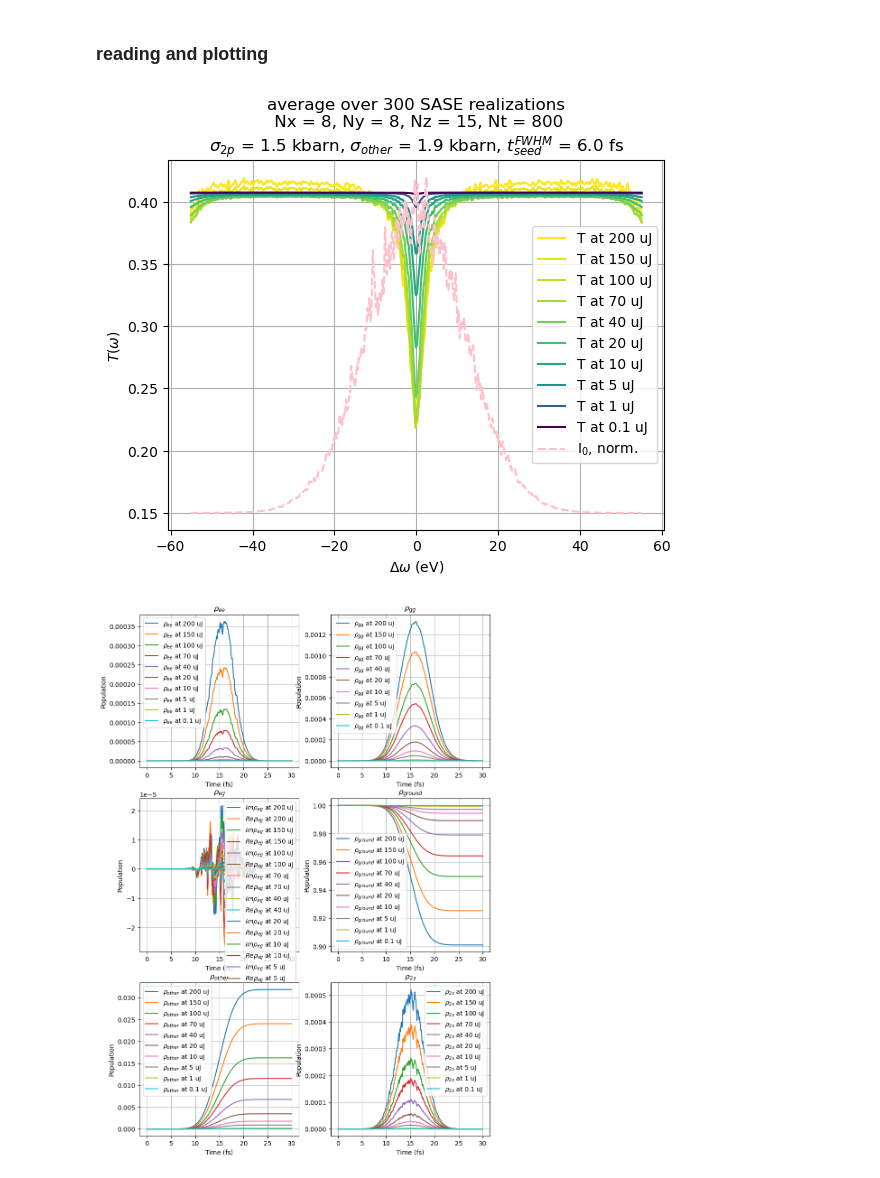
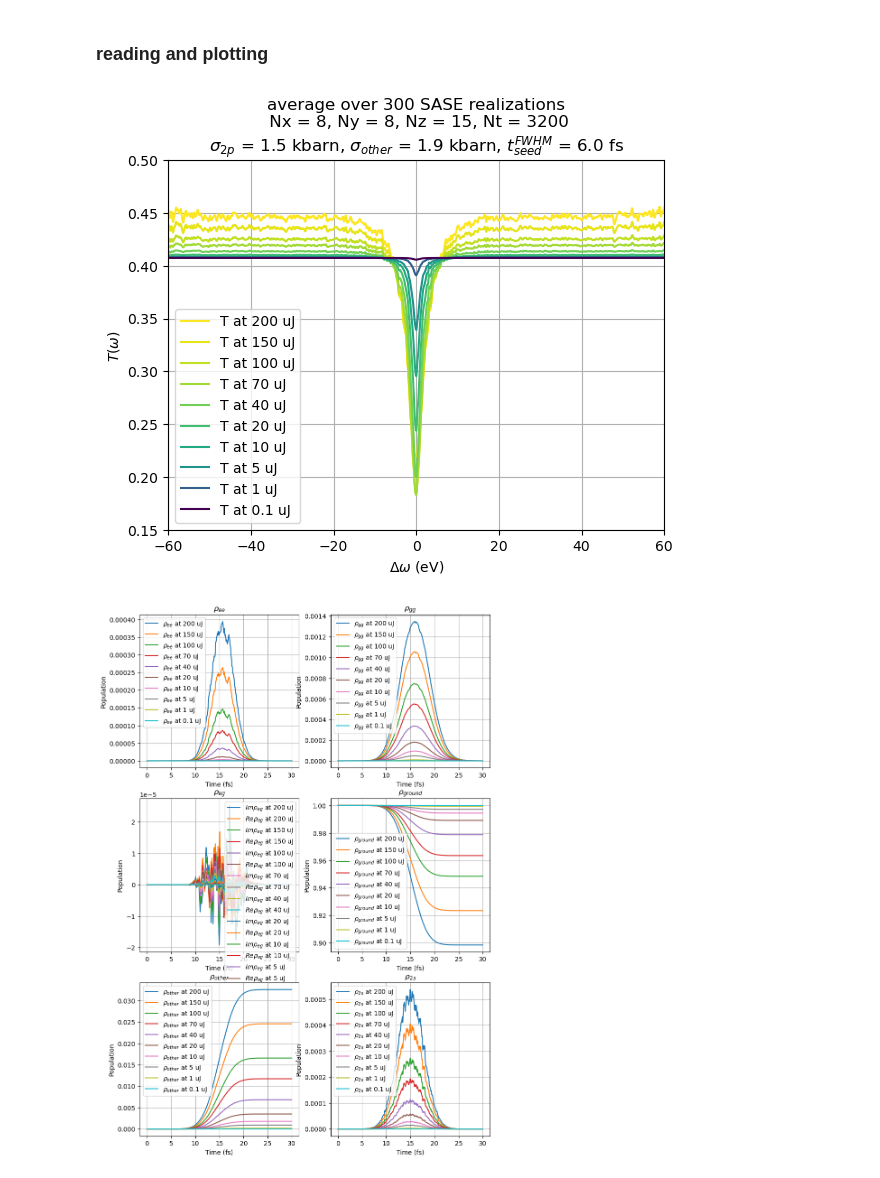
Before and after one commit to P4GAN/Cu-RSA-XFEL-Simulation, a Jupyter notebook: notebooks/plot-transmittance-vs-intensity.ipynb, the cells around one changed output. Cells and saved outputs as stored; diff of their text form; code cells hidden in the pictures.

```diff
--- a/notebooks/plot-transmittance-vs-intensity.ipynb
+++ b/notebooks/plot-transmittance-vs-intensity.ipynb
@@ -124,10 +124,10 @@ def data_from_folder(folder_path):
 
     return sorted_accumulated_arrays, aux_data, num_files
 # %%
-data_path = "../data/intensity_sweep_Nt_800"
+data_path = "../data/intensity_sweep_Nt_3200"
 # %%
 Tshow_min = 0.15#0.4
-Tshow_max = 0.42#0.5
+Tshow_max = 0.5
 w_show = 15
 w_show_min = -w_show
 w_show_max = w_show
@@ -143,35 +143,37 @@ str_pars_calc = r'$\sigma_{2p}$ = ' + f'{1e7*sigma1_Ka1_2p3:.1f}' + ' kbarn' + \
 r', $\sigma_{other}$ = ' + f'{1e7*sigma1_Ka1_other:.1f}' +' kbarn' + \
 r', $t_{seed}^{FWHM}$ = ' + f'{seed_duration_FWHM_t:.1f}' +' fs'
 
 plt.title('average over ' + str(num_files) + ' SASE realizations' + '\n'
 + str_pars_grid + '\n' + str_pars_calc
  )
 
 E_seed_values = list(sorted_accumulated_arrays.keys())
 norm = plt.matplotlib.colors.LogNorm(vmin=min(E_seed_values), vmax=max(E_seed_values))
 cmap = plt.matplotlib.colormaps['viridis']
 
 for E_seed_value, arrays in sorted_accumulated_arrays.items():
     womega_ar = arrays['womega_ar']
     I_int_thy_w_last = arrays['I_int_thy_w_last']
     I_int_thy_w_0 = arrays['I_int_thy_w_0']
 
     I_int_thy_w_last = I_int_thy_w_last + 0.00001 * max(I_int_thy_w_last)
     I_int_thy_w_0 = I_int_thy_w_0 + 0.00001 * max(I_int_thy_w_0)
 
     Tint_w = I_int_thy_w_last / I_int_thy_w_0
 
     plt.plot(womega_ar, Tint_w, color=cmap(norm(E_seed_value)), label = 'T at '+ str(E_seed_value) + ' uJ')
 
-plt.plot(womega_ar, Tshow_min + (Tshow_max-Tshow_min) * arrays['I_int_thy_w_0']/max(arrays['I_int_thy_w_0']),'--', color='pink', label = r'I$_0$, norm.')
+#plt.plot(womega_ar, Tshow_min + (Tshow_max-Tshow_min) * arrays['I_int_thy_w_0']/max(arrays['I_int_thy_w_0']),'--', color='pink', label = r'I$_0$, norm.')
 plt.ylabel(r'$T(\omega$) ')
 plt.xlabel(r'$\Delta\omega$ (eV)')
+plt.xlim(-60, 60)
+plt.ylim(Tshow_min, Tshow_max)
 plt.legend()
 plt.grid(True)
 plt.savefig(figs_path + '/' + str_pars_calc + '.pdf')
 plt.show()
 # %% [output]
-[figure, old version]
+[figure, new version]
 # %%
 fig, axs = plt.subplots(3, 2, figsize=(10, 15))
 
@@ -208,7 +210,7 @@ for ax in axs.flat:
     ax.legend()
     ax.grid(True)
 # %% [output]
-[figure, old version]
+[figure, new version]
 # %%
 arrays = sorted_accumulated_arrays[10]
 
```
Also changed, not shown: parts of 2 cells of this notebook, 1 other file.
